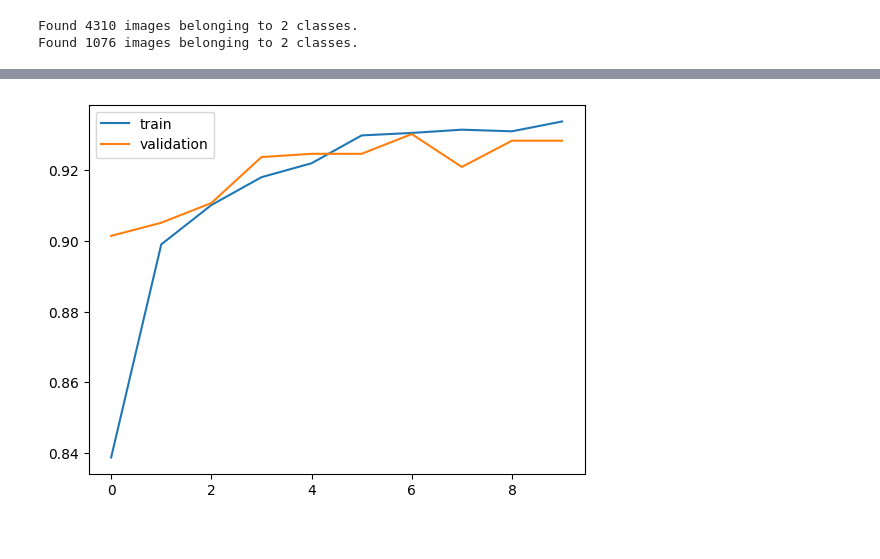
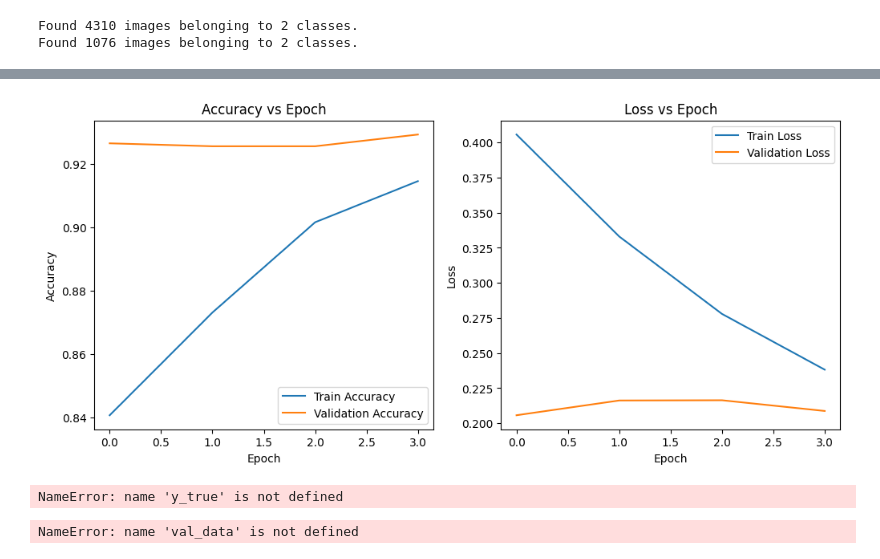
Before and after one commit to vaishnavibornar/Malaria_Project, a Jupyter notebook: train_model.ipynb, the cells around one changed output, grey strips where cells are left out. Cells and saved outputs as stored; diff of their text form; code cells hidden in the pictures.

```diff
--- a/train_model.ipynb
+++ b/train_model.ipynb
@@ -48,7 +82,6 @@ reduce_lr = ReduceLROnPlateau(
 # %%
-history = model.fit(
-    train_data,
-    validation_data=val_data,
-    epochs=10,
-    callbacks=[early_stop, reduce_lr]
+model.compile(
+    optimizer='adam',
+    loss='binary_crossentropy',
+    metrics=['accuracy']
 )
@@ -83,9 +119,26 @@ model.save("malaria_model.keras")
 # %%
 import matplotlib.pyplot as plt
 
-plt.plot(history.history['accuracy'], label='train')
-plt.plot(history.history['val_accuracy'], label='validation')
+plt.figure(figsize=(12,5))
+
+# Accuracy
+plt.subplot(1,2,1)
+plt.plot(history.history['accuracy'], label='Train Accuracy')
+plt.plot(history.history['val_accuracy'], label='Validation Accuracy')
+plt.title("Accuracy vs Epoch")
+plt.xlabel("Epoch")
+plt.ylabel("Accuracy")
 plt.legend()
+
+# Loss
+plt.subplot(1,2,2)
+plt.plot(history.history['loss'], label='Train Loss')
+plt.plot(history.history['val_loss'], label='Validation Loss')
+plt.title("Loss vs Epoch")
+plt.xlabel("Epoch")
+plt.ylabel("Loss")
+plt.legend()
+
 plt.show()
 # %% [output]
-[figure, old version]
+[figure, new version]
@@ -91,0 +159,35 @@ plt.show()
+# %%
+from sklearn.metrics import confusion_matrix
+import seaborn as sns
+import matplotlib.pyplot as plt
+
+cm = confusion_matrix(y_true, y_pred)
+
+plt.figure(figsize=(6,5))
+sns.heatmap(cm, annot=True, fmt="d", cmap="Blues",
+            xticklabels=["Parasitized","Uninfected"],
+            yticklabels=["Parasitized","Uninfected"])
+
+plt.title("Confusion Matrix")
+plt.xlabel("Predicted Label")
+plt.ylabel("True Label")
+
+plt.show()
+# %% [output]
+NameError: name 'y_true' is not defined
+# %%
+import numpy as np
+
+# reset generator
+val_data.reset()
+
+# predict probabilities
+y_pred_prob = model.predict(val_data)
+
+# convert probabilities to 0 or 1
+y_pred = (y_pred_prob > 0.5).astype(int).flatten()
+
+# actual labels
+y_true = val_data.classes
+# %% [output]
+NameError: name 'val_data' is not defined
```
Also changed, not shown: parts of 11 cells of this notebook, 18 other files.
